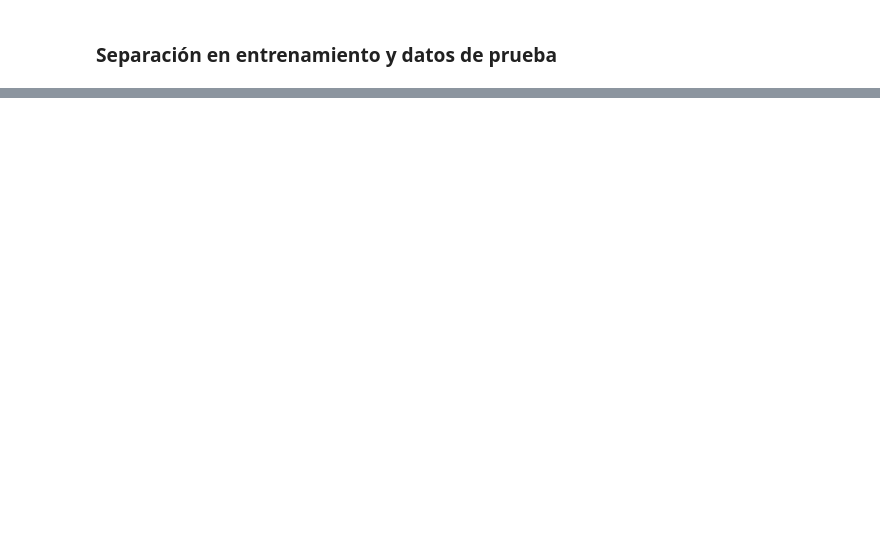
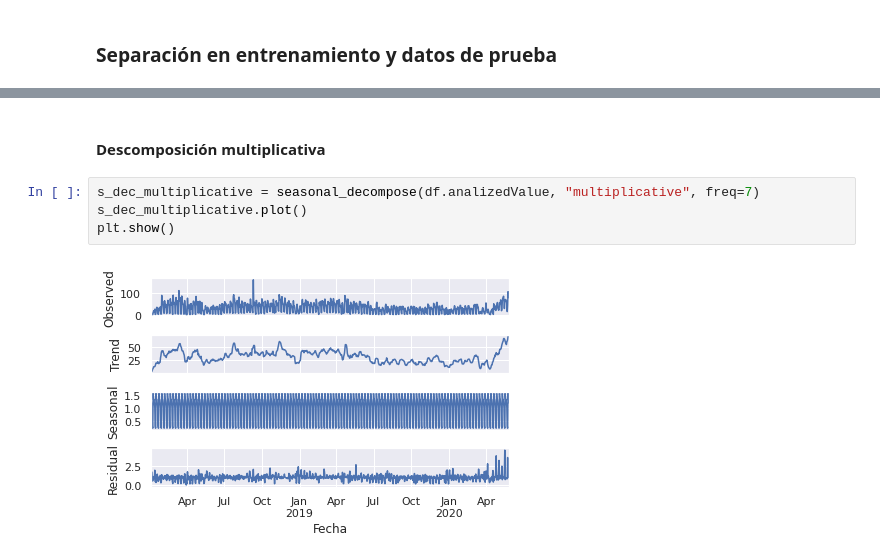
Before and after one commit to cccg8105/notebook_AD, a Jupyter notebook: template Series temporales/Suavizado.ipynb, the cells around one changed output, grey strips where cells are left out. Drawn from its saved outputs; the diff is of its cells as text; blank space fills up the shorter version.

```diff
--- a/template Series temporales/Suavizado.ipynb
+++ b/template Series temporales/Suavizado.ipynb
@@ -78,0 +134,8 @@ plt.show()
+# %% [markdown]
+#### Descomposición multiplicativa
+# %%
+s_dec_multiplicative = seasonal_decompose(df.analizedValue, "multiplicative", freq=7)
+s_dec_multiplicative.plot()
+plt.show()
+# %% [output]
+[figure, added]
```
Also changed, not shown: parts of 29 cells of this notebook.
